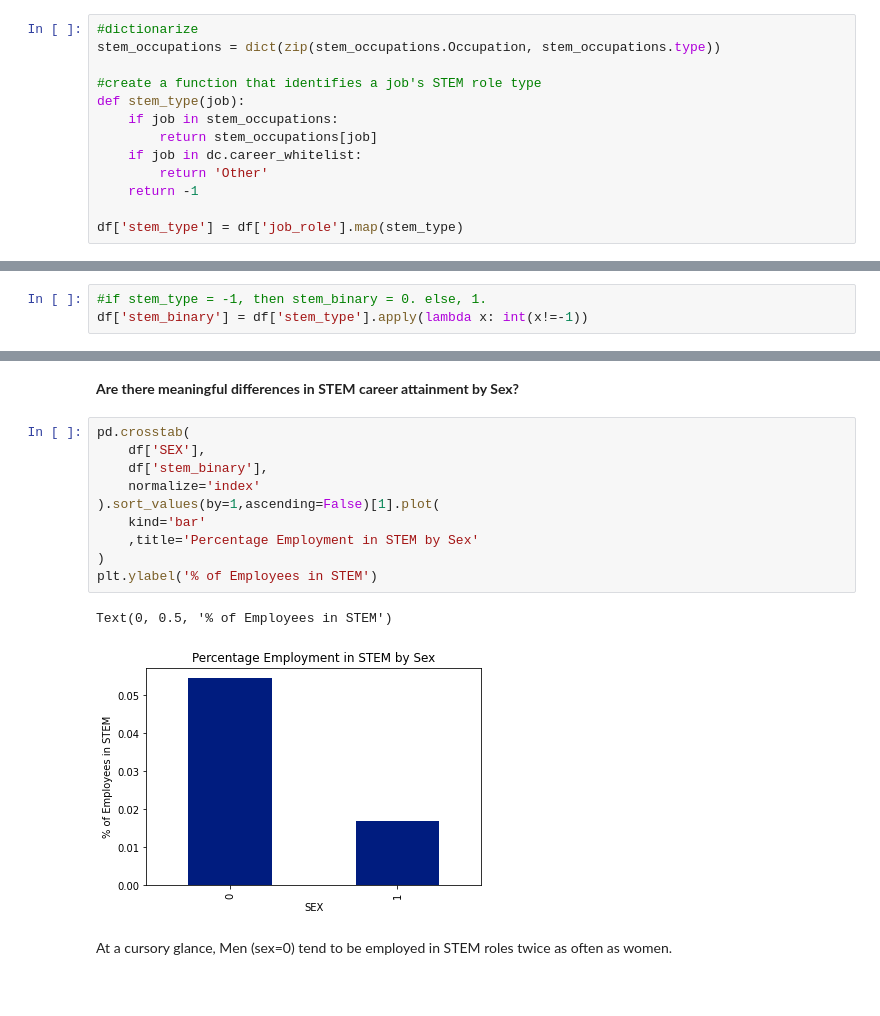
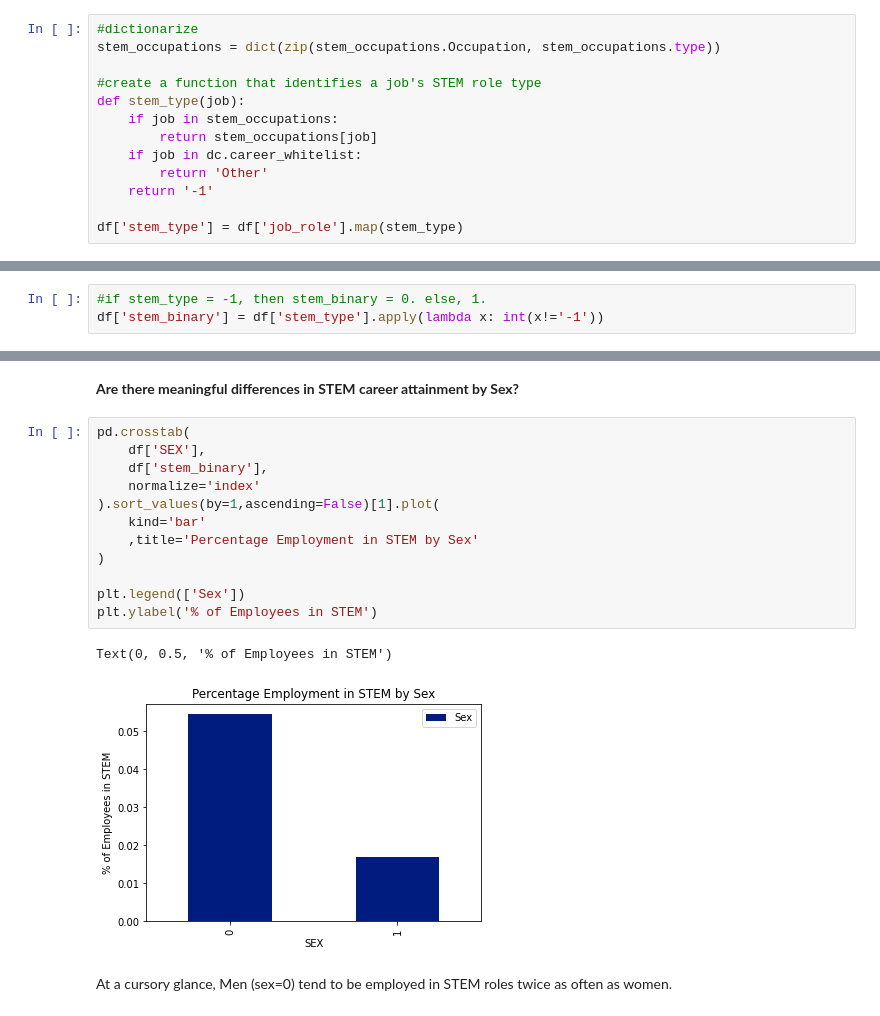
Before and after one commit to kayfilipp/HigherME, a Jupyter notebook: census_data/census_EDA.ipynb, the cells around one changed output, grey strips where cells are left out. Cells and saved outputs as stored; diff of their text form.

```diff
--- a/census_data/census_EDA.ipynb
+++ b/census_data/census_EDA.ipynb
@@ -150,7 +150,7 @@ def stem_type(job):
         return stem_occupations[job]
     if job in dc.career_whitelist:
         return 'Other'
-    return -1
+    return '-1'
 
 df['stem_type'] = df['job_role'].map(stem_type)
 # %% [markdown]
@@ -175,7 +175,7 @@ df[df['stem_type']==-1][['stem_type','job_role']].head(3)
 for further analysis, we can also create a binary `stemBinary` variable, where 1 indicates a career is STEM related.
 # %%
 #if stem_type = -1, then stem_binary = 0. else, 1.
-df['stem_binary'] = df['stem_type'].apply(lambda x: int(x!=-1))
+df['stem_binary'] = df['stem_type'].apply(lambda x: int(x!='-1'))
 # %% [markdown]
 <a id="EDA"></a>
 ## 2. Data EDA, Cleanup and Transformation for Nontarget Features
@@ -229,16 +232,18 @@ array([0, 1], dtype=int64)
 # %%
 pd.crosstab(
     df['SEX'],
     df['stem_binary'],
     normalize='index'
 ).sort_values(by=1,ascending=False)[1].plot(
     kind='bar'
     ,title='Percentage Employment in STEM by Sex'
 )
+
+plt.legend(['Sex'])
 plt.ylabel('% of Employees in STEM')
 # %% [output]
 Text(0, 0.5, '% of Employees in STEM')
-[figure, old version]
+[figure, new version]
 # %% [markdown]
 At a cursory glance, Men (sex=0) tend to be employed in STEM roles twice as often as women.
 # %% [markdown]
```
Also changed, not shown: parts of 39 cells of this notebook, 4 other files.
